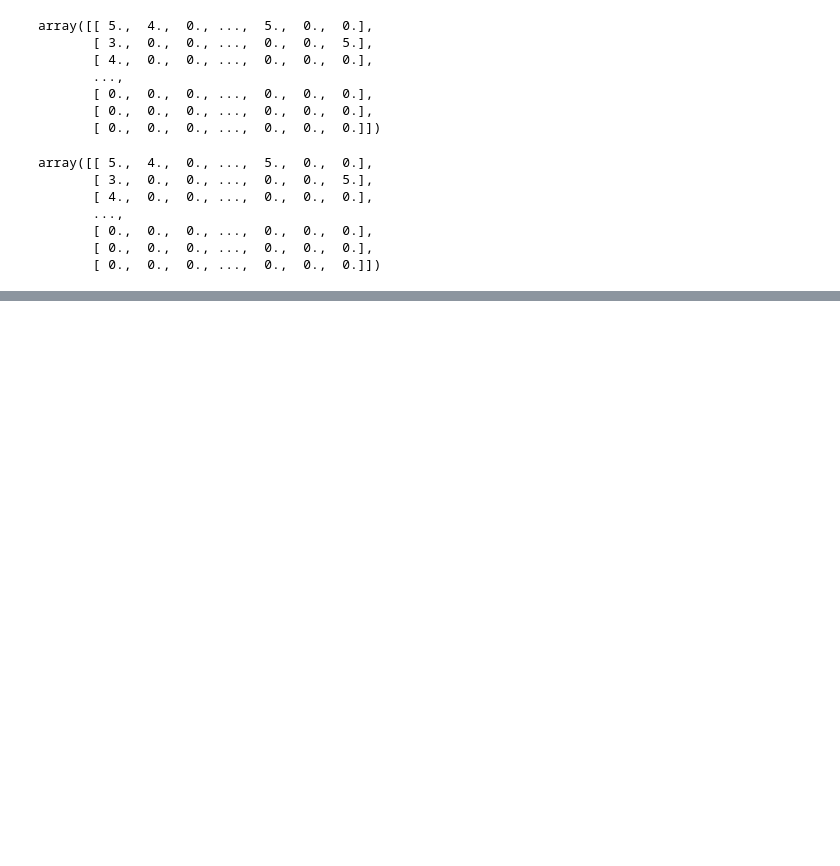
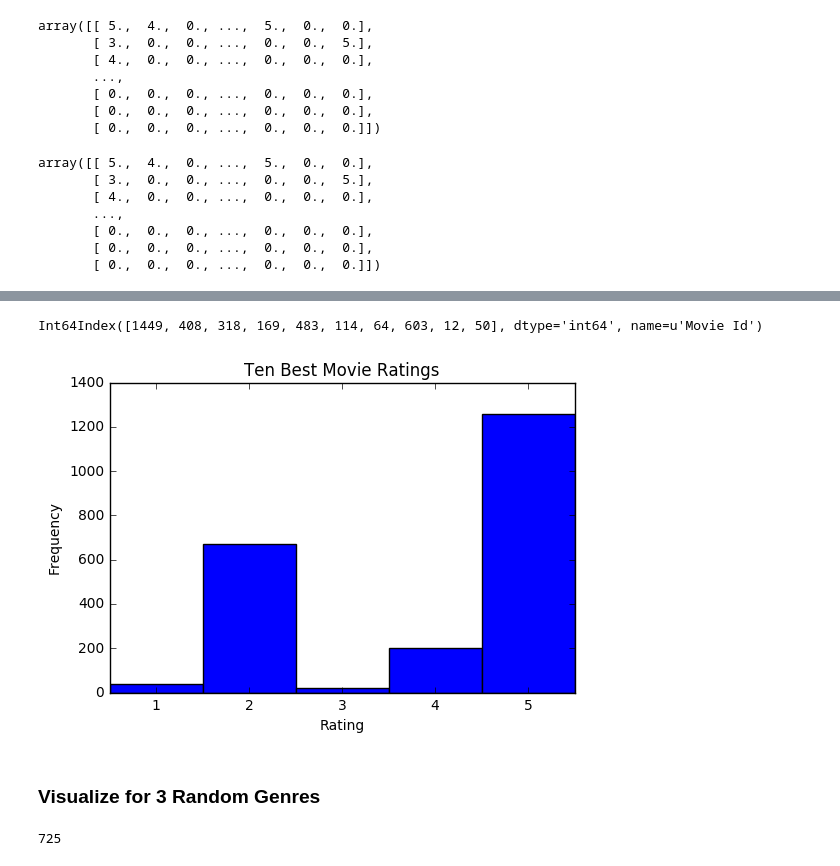
Before and after one commit to jxihong/cs155-movie-latent-factors, a Jupyter notebook: basic_visualization.ipynb, the cells around one changed output, grey strips where cells are left out. Saved outputs shown, nothing was run; the diff lists cells and outputs as text; code cells hidden in the pictures; blank space fills up the shorter version.

```diff
--- a/basic_visualization.ipynb
+++ b/basic_visualization.ipynb
@@ -98,0 +163,2 @@ import matplotlib.pyplot as plt
+# %%
+r_filtered_df['Average Rating'] = r_filtered_df.replace(0, np.nan).mean(axis=1)
@@ -98,0 +181,24 @@ import matplotlib.pyplot as plt
+# %%
+ten_best = r_filtered_df.sort_values(['Average Rating'], ascending=False)[:10].index
+# %%
+ten_best
+# %% [output]
+Int64Index([1449, 408, 318, 169, 483, 114, 64, 603, 12, 50], dtype='int64', name=u'Movie Id')
+# %%
+best_df = ratings_df[ratings_df['Movie Id'].isin(ten_best)]
+# %%
+counts = pd.value_counts(best_df['Rating'].values, sort=False)
+# %%
+width = 1
+
+plt.bar(np.arange(5), counts, width)
+plt.xticks(np.arange(5) + width/2., range(1, 6))
+plt.title("Ten Best Movie Ratings")
+plt.xlabel("Rating")
+plt.ylabel("Frequency")
+plt.savefig('basic_best.png')
+plt.show()
+# %% [output]
+[figure, added]
+# %% [markdown]
+### Visualize for 3 Random Genres
@@ -98,0 +209,4 @@ import matplotlib.pyplot as plt
+# %%
+len(drama_movies)
+# %% [output]
+725
```
Also changed, not shown: parts of 25 cells of this notebook, 7 other files.
